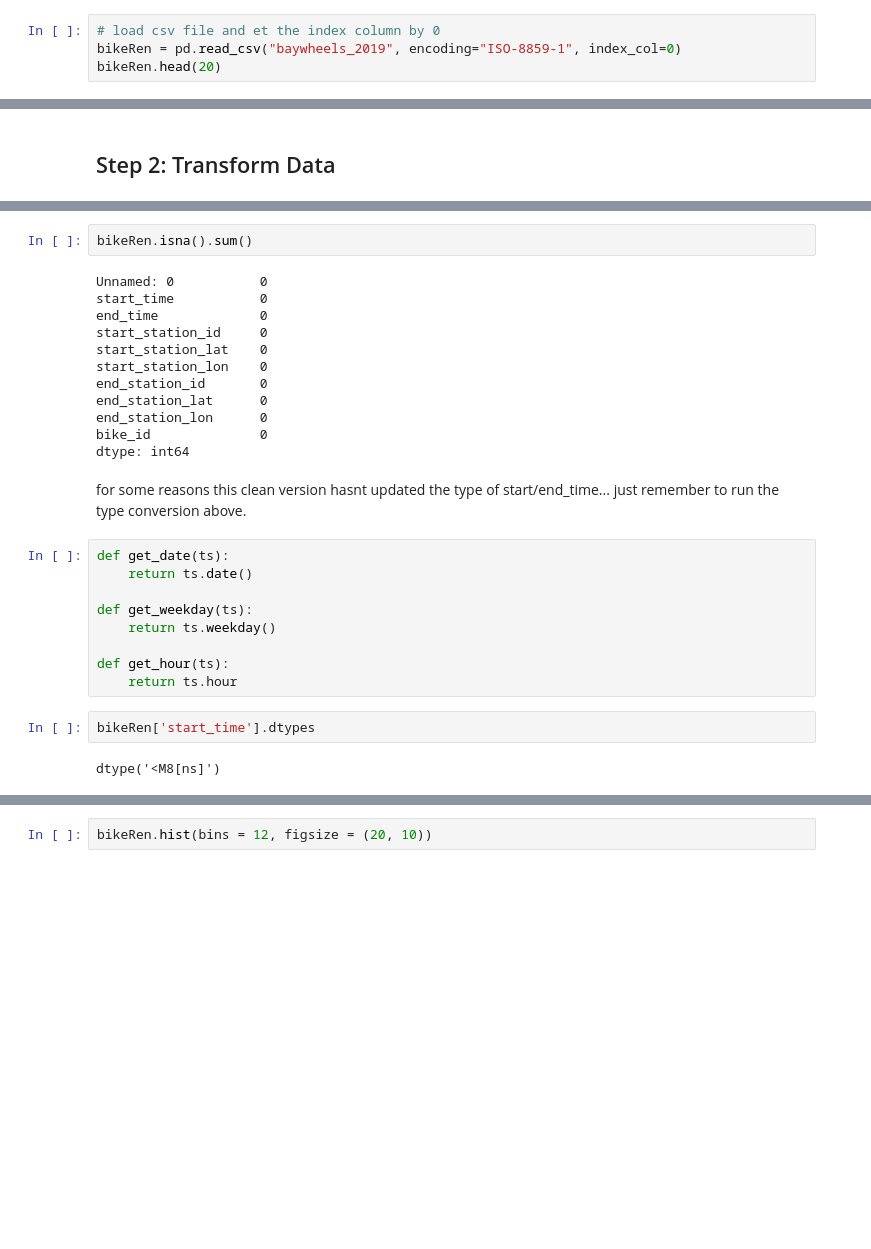
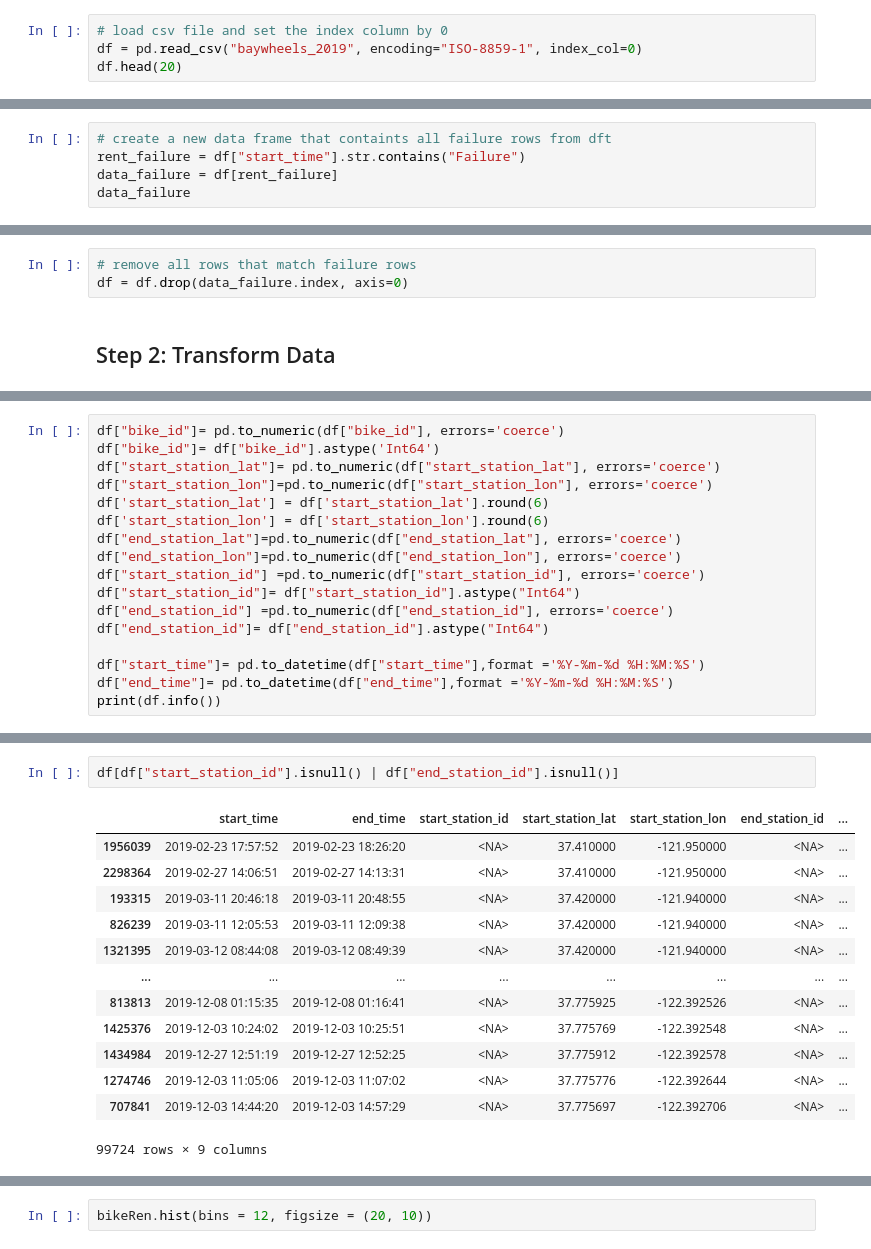
Before and after one commit to Ppkhanh/The-Learning-Machines, a Jupyter notebook: DataPrepVer1.ipynb, the cells around one changed output, grey strips where cells are left out. Drawn from its saved outputs; the diff is of its cells as text; blank space fills up the shorter version.

```diff
--- a/DataPrepVer1.ipynb
+++ b/DataPrepVer1.ipynb
@@ -31,9 +31,9 @@ import random
 # %% [markdown]
 ## Step 1: Import Data
 # %%
-# load csv file and et the index column by 0
-bikeRen = pd.read_csv("baywheels_2019", encoding="ISO-8859-1", index_col=0)
-bikeRen.head(20)
+# load csv file and set the index column by 0
+df = pd.read_csv("baywheels_2019", encoding="ISO-8859-1", index_col=0)
+df.head(20)
 # %% [output]
 |  | start_time | end_time | start_station_id | start_station_lat | start_station_lon | end_station_id | ... |
 | 0 | 2019-10-28 09:46:47 | 2019-10-28 09:51:05 | 50.0 | 37.780526 | -122.390288 | 453.0 | ... |
@@ -92,0 +79,5 @@ dtype: int64
+# %%
+# create a new data frame that containts all failure rows from dft
+rent_failure = df["start_time"].str.contains("Failure")
+data_failure = df[rent_failure]
+data_failure
@@ -93,2 +96,5 @@ dtype: int64
+# %%
+# remove all rows that match failure rows
+df = df.drop(data_failure.index, axis=0)
 # %% [markdown]
 ## Step 2: Transform Data
@@ -190,0 +103,17 @@ bikeRen["end_station_id"] = bikeRen["end_station_id"].astype("Int64")
+# %%
+df["bike_id"]= pd.to_numeric(df["bike_id"], errors='coerce')
+df["bike_id"]= df["bike_id"].astype('Int64')
+df["start_station_lat"]= pd.to_numeric(df["start_station_lat"], errors='coerce')
+df["start_station_lon"]=pd.to_numeric(df["start_station_lon"], errors='coerce')
+df['start_station_lat'] = df['start_station_lat'].round(6)
+df['start_station_lon'] = df['start_station_lon'].round(6)
+df["end_station_lat"]=pd.to_numeric(df["end_station_lat"], errors='coerce')
+df["end_station_lon"]=pd.to_numeric(df["end_station_lon"], errors='coerce')
+df["start_station_id"] =pd.to_numeric(df["start_station_id"], errors='coerce')
+df["start_station_id"]= df["start_station_id"].astype("Int64")
+df["end_station_id"] =pd.to_numeric(df["end_station_id"], errors='coerce')
+df["end_station_id"]= df["end_station_id"].astype("Int64")
+
+df["start_time"]= pd.to_datetime(df["start_time"],format ='%Y-%m-%d %H:%M:%S')
+df["end_time"]= pd.to_datetime(df["end_time"],format ='%Y-%m-%d %H:%M:%S')
+print(df.info())
@@ -664,29 +152,16 @@ bikeRen.head(10)
-# %%
-bikeRen.isna().sum()
-# %% [output]
-Unnamed: 0           0
-start_time           0
-end_time             0
-start_station_id     0
-start_station_lat    0
-start_station_lon    0
-end_station_id       0
-end_station_lat      0
-end_station_lon      0
-bike_id              0
-dtype: int64
-# %% [markdown]
-for some reasons this clean version hasnt updated the type of start/end_time... just remember to run the type conversion above.
-# %%
-def get_date(ts):
-    return ts.date()
-
-def get_weekday(ts):
-    return ts.weekday()
-
-def get_hour(ts):
-    return ts.hour
-# %%
-bikeRen['start_time'].dtypes
-# %% [output]
-dtype('<M8[ns]')
+# %%
+df[df["start_station_id"].isnull() | df["end_station_id"].isnull()]
+# %% [output]
+|  | start_time | end_time | start_station_id | start_station_lat | start_station_lon | end_station_id | ... |
+| 1956039 | 2019-02-23 17:57:52 | 2019-02-23 18:26:20 | <NA> | 37.410000 | -121.950000 | <NA> | ... |
+| 2298364 | 2019-02-27 14:06:51 | 2019-02-27 14:13:31 | <NA> | 37.410000 | -121.950000 | <NA> | ... |
+| 193315 | 2019-03-11 20:46:18 | 2019-03-11 20:48:55 | <NA> | 37.420000 | -121.940000 | <NA> | ... |
+| 826239 | 2019-03-11 12:05:53 | 2019-03-11 12:09:38 | <NA> | 37.420000 | -121.940000 | <NA> | ... |
+| 1321395 | 2019-03-12 08:44:08 | 2019-03-12 08:49:39 | <NA> | 37.420000 | -121.940000 | <NA> | ... |
+| ... | ... | ... | ... | ... | ... | ... | ... |
+| 813813 | 2019-12-08 01:15:35 | 2019-12-08 01:16:41 | <NA> | 37.775925 | -122.392526 | <NA> | ... |
+| 1425376 | 2019-12-03 10:24:02 | 2019-12-03 10:25:51 | <NA> | 37.775769 | -122.392548 | <NA> | ... |
+| 1434984 | 2019-12-27 12:51:19 | 2019-12-27 12:52:25 | <NA> | 37.775912 | -122.392578 | <NA> | ... |
+| 1274746 | 2019-12-03 11:05:06 | 2019-12-03 11:07:02 | <NA> | 37.775776 | -122.392644 | <NA> | ... |
+| 707841 | 2019-12-03 14:44:20 | 2019-12-03 14:57:29 | <NA> | 37.775697 | -122.392706 | <NA> | ... |
+99724 rows × 9 columns
```
Also changed, not shown: parts of 50 cells of this notebook, 1 other file.
